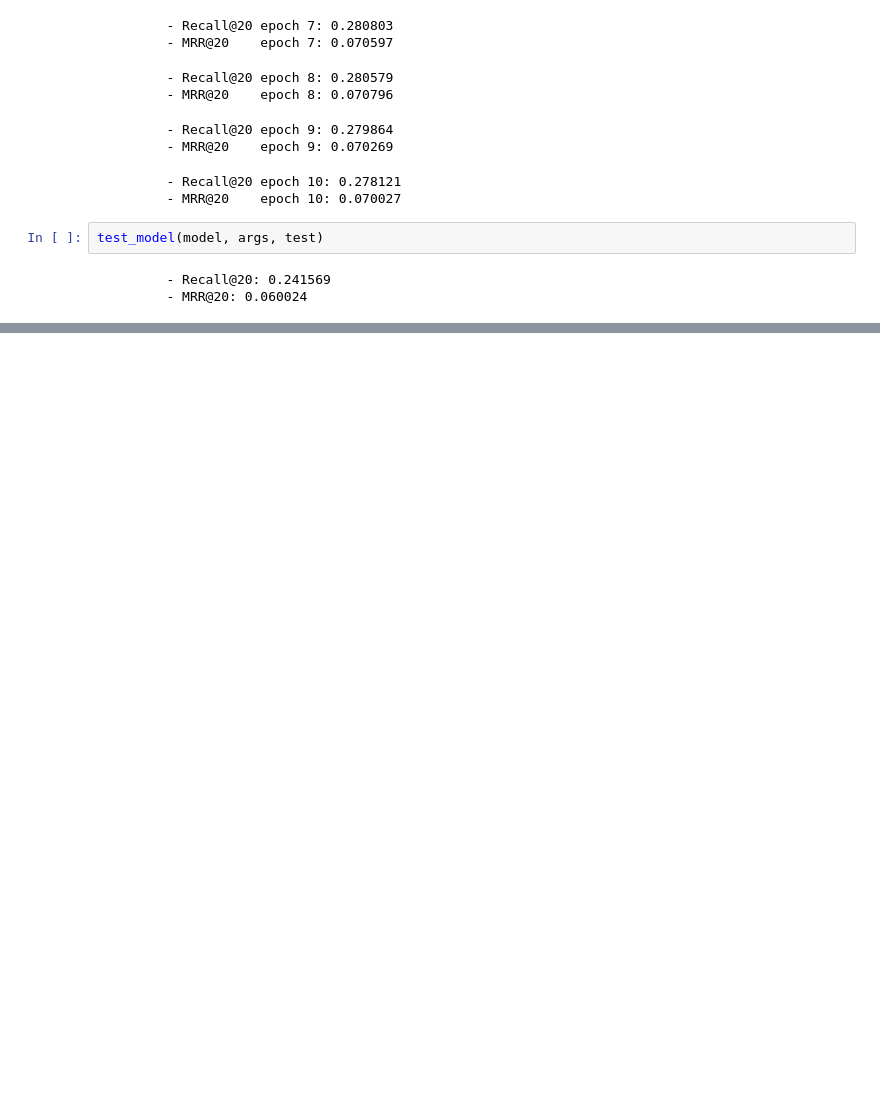
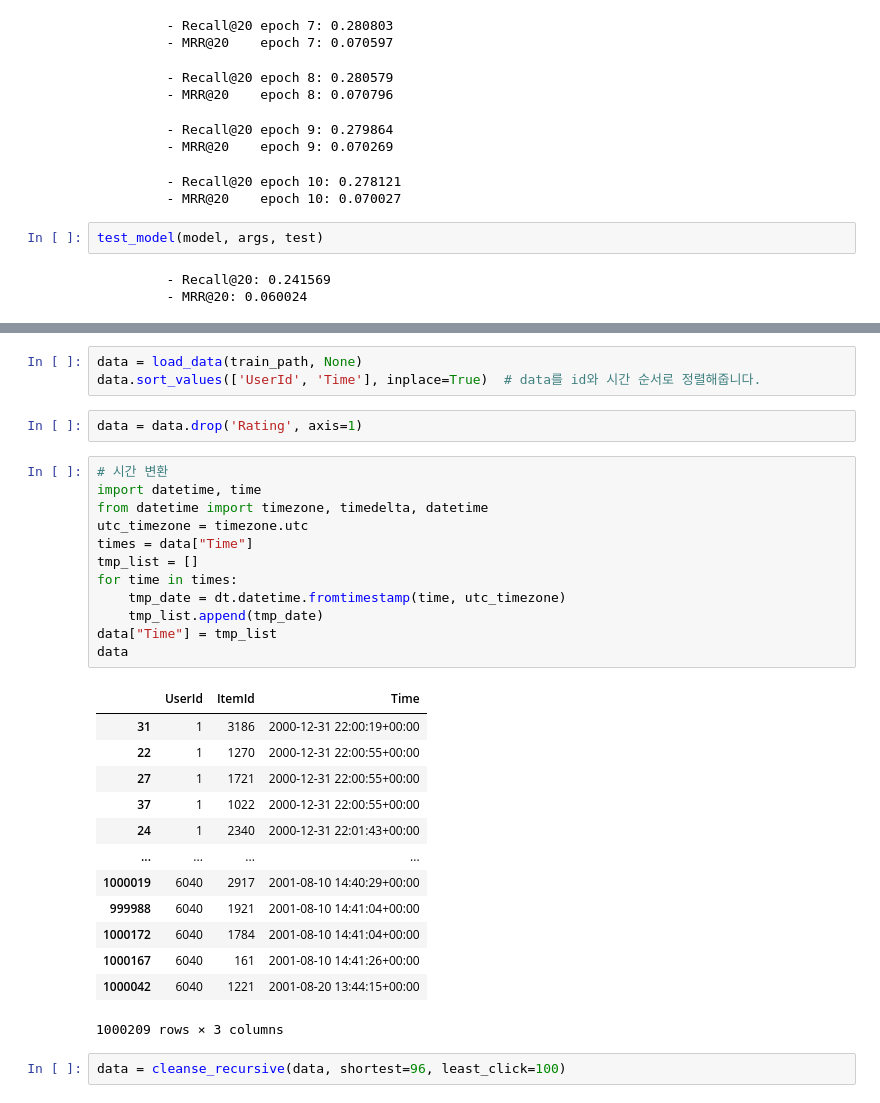
Before and after one commit to kkk3449/first-repository, a Jupyter notebook: [E17]Movielens_SBR.ipynb, the cells around one changed output, grey strips where cells are left out. Drawn from its saved outputs; the diff is of its cells as text; blank space fills up the shorter version.

```diff
--- a/[E17]Movielens_SBR.ipynb
+++ b/[E17]Movielens_SBR.ipynb
@@ -1552,0 +1558,33 @@ test_model(model, args, test)
+# %%
+data = load_data(train_path, None)
+data.sort_values(['UserId', 'Time'], inplace=True)  # data를 id와 시간 순서로 정렬해줍니다.
+# %%
+data = data.drop('Rating', axis=1)
+# %%
+# 시간 변환
+import datetime, time
+from datetime import timezone, timedelta, datetime
+utc_timezone = timezone.utc
+times = data["Time"]
+tmp_list = []
+for time in times:
+    tmp_date = dt.datetime.fromtimestamp(time, utc_timezone)
+    tmp_list.append(tmp_date)
+data["Time"] = tmp_list
+data
+# %% [output]
+|  | UserId | ItemId | Time |
+| 31 | 1 | 3186 | 2000-12-31 22:00:19+00:00 |
+| 22 | 1 | 1270 | 2000-12-31 22:00:55+00:00 |
+| 27 | 1 | 1721 | 2000-12-31 22:00:55+00:00 |
+| 37 | 1 | 1022 | 2000-12-31 22:00:55+00:00 |
+| 24 | 1 | 2340 | 2000-12-31 22:01:43+00:00 |
+| ... | ... | ... | ... |
+| 1000019 | 6040 | 2917 | 2001-08-10 14:40:29+00:00 |
+| 999988 | 6040 | 1921 | 2001-08-10 14:41:04+00:00 |
+| 1000172 | 6040 | 1784 | 2001-08-10 14:41:04+00:00 |
+| 1000167 | 6040 | 161 | 2001-08-10 14:41:26+00:00 |
+| 1000042 | 6040 | 1221 | 2001-08-20 13:44:15+00:00 |
+1000209 rows × 3 columns
+# %%
+data = cleanse_recursive(data, shortest=96, least_click=100)
```
Also changed, not shown: parts of 22 cells of this notebook.
